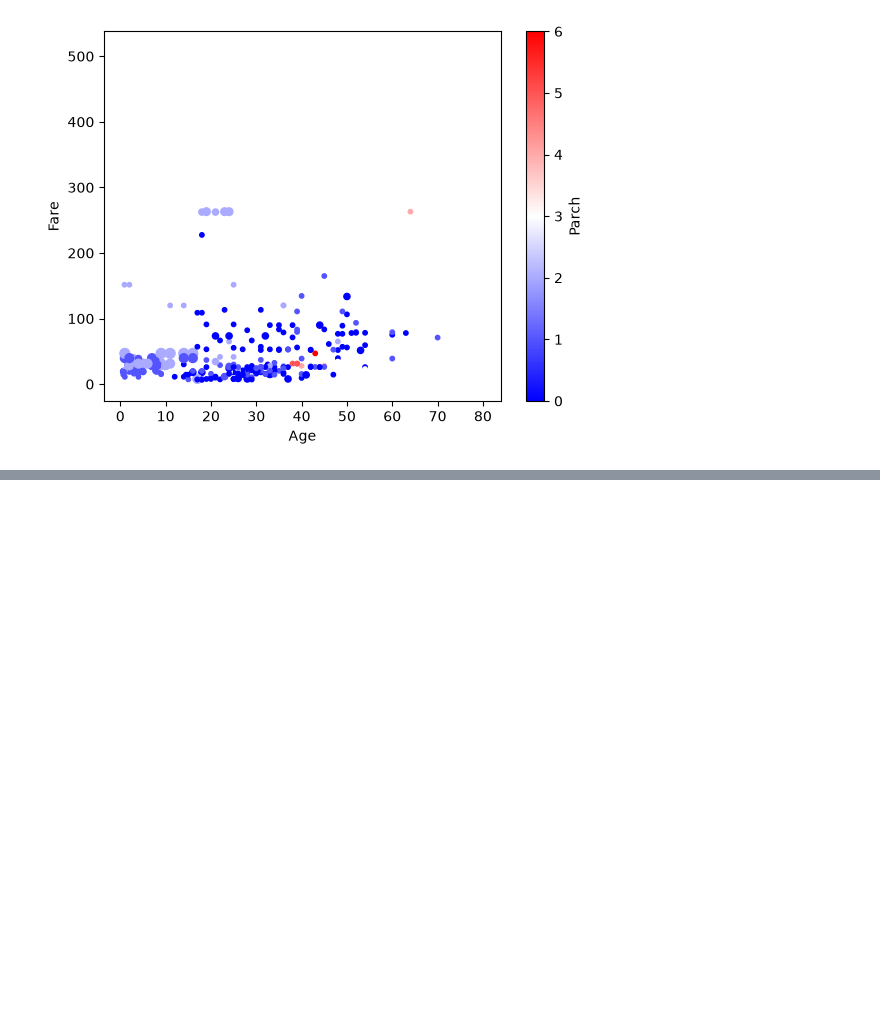
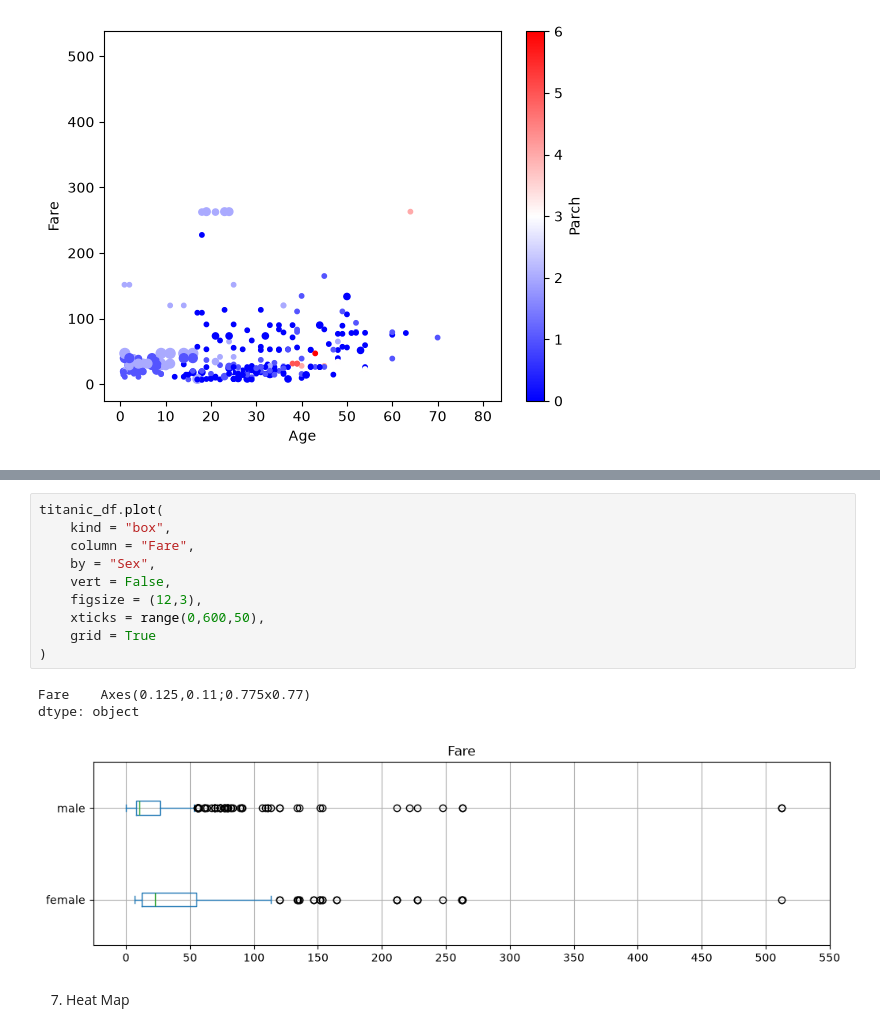
Before and after one commit to Ryujyanssii/DSML, a Jupyter notebook: learning/Day25,26/Visualization.ipynb, the cells around one changed output, grey strips where cells are left out. Cells and saved outputs as stored; diff of their text form; blank space fills up the shorter version.

```diff
--- a/learning/Day25/Visualization.ipynb
+++ b/learning/Day25,26/Visualization.ipynb
@@ -228,0 +267,16 @@ titanic_df.plot(
+# %%
+titanic_df.plot(
+    kind = "box",
+    column = "Fare",
+    by = "Sex",
+    vert = False,
+    figsize = (12,3),
+    xticks = range(0,600,50),
+    grid = True
+)
+# %% [output]
+Fare    Axes(0.125,0.11;0.775x0.77)
+dtype: object
+[figure, added]
+# %% [markdown]
+7. Heat Map
```
Also changed, not shown: parts of 18 cells of this notebook, 1 other file.
